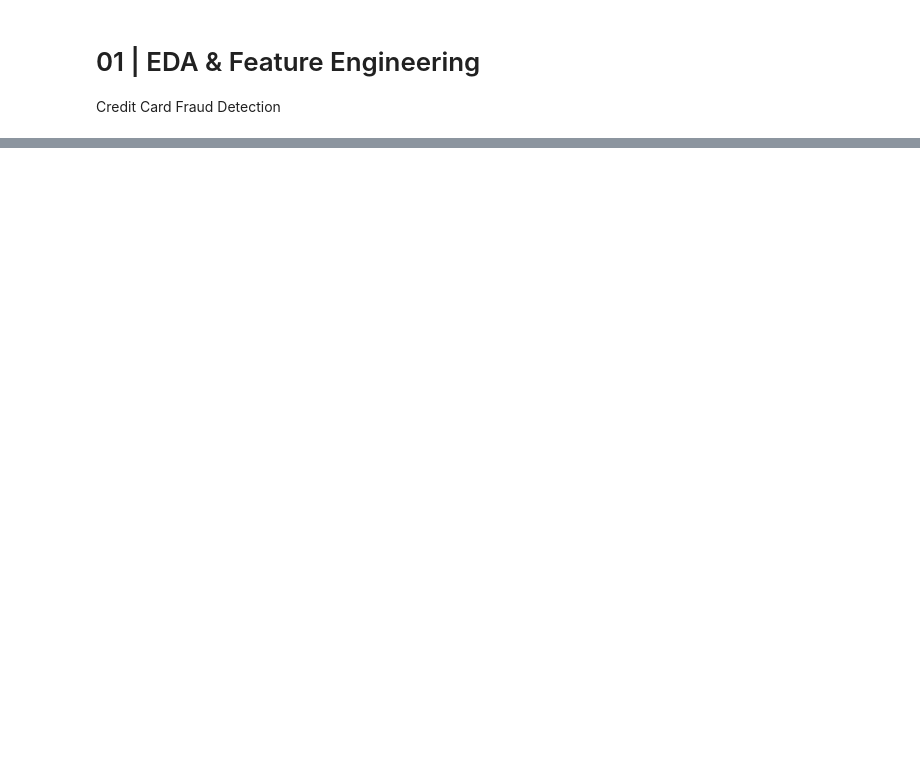
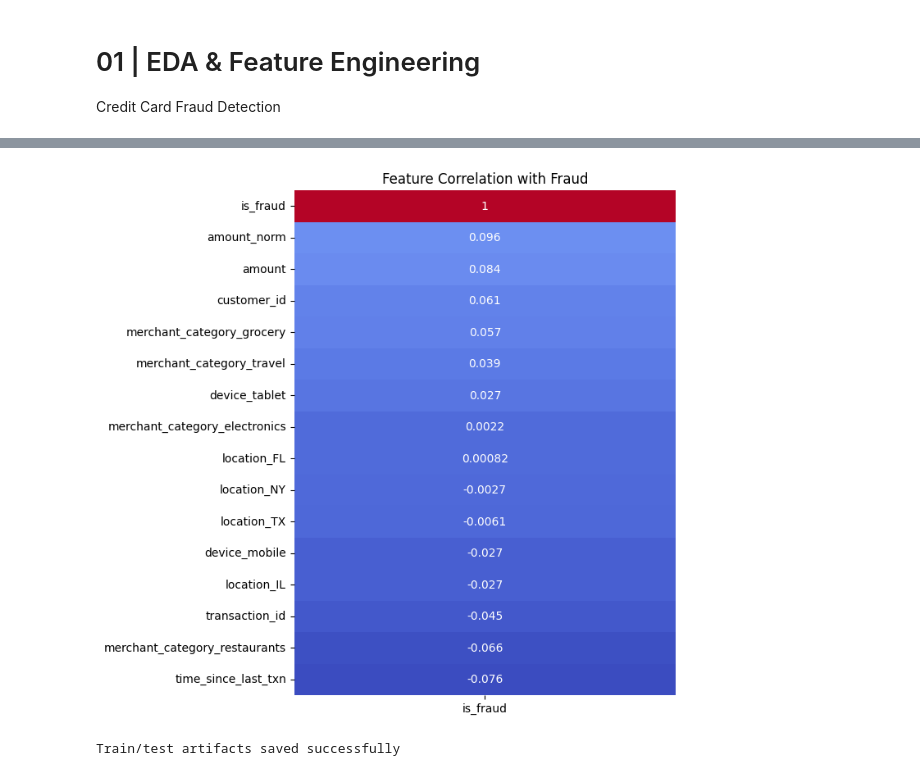
Before and after one commit to AndySchubert/credit-fraud-ml-system, a Jupyter notebook: notebooks/01_eda_feature_engineering.ipynb, the cells around one changed output, grey strips where cells are left out. Cells and saved outputs as stored; diff of their text form; code cells hidden in the pictures; blank space fills up the shorter version.

```diff
--- a/notebooks/01_eda_feature_engineering.ipynb
+++ b/notebooks/01_eda_feature_engineering.ipynb
@@ -89,0 +87,7 @@ print("Engineered dataset saved to data/engineered_transactions.csv")
+# %%
+corr = (
+    df.corr(numeric_only=True)["is_fraud"]
+    .sort_values(ascending=False)
+)
+
+corr.head(10)
@@ -89,0 +106,12 @@ print("Engineered dataset saved to data/engineered_transactions.csv")
+# %%
+plt.figure(figsize=(6,8))
+sns.heatmap(
+    corr.to_frame(),
+    annot=True,
+    cmap="coolwarm",
+    cbar=False
+)
+plt.title("Feature Correlation with Fraud")
+plt.show()
+# %% [output]
+[figure, added]
@@ -89,0 +139,12 @@ print("Engineered dataset saved to data/engineered_transactions.csv")
+# %%
+os.makedirs("data", exist_ok=True)
+
+X_train.to_parquet("data/X_train.parquet", index=False)
+X_test.to_parquet("data/X_test.parquet", index=False)
+
+y_train.to_frame("is_fraud").to_parquet("data/y_train.parquet", index=False)
+y_test.to_frame("is_fraud").to_parquet("data/y_test.parquet", index=False)
+
+print("Train/test artifacts saved successfully")
+# %% [output]
+Train/test artifacts saved successfully
```
Also changed, not shown: parts of 14 cells of this notebook, 5 other files.
